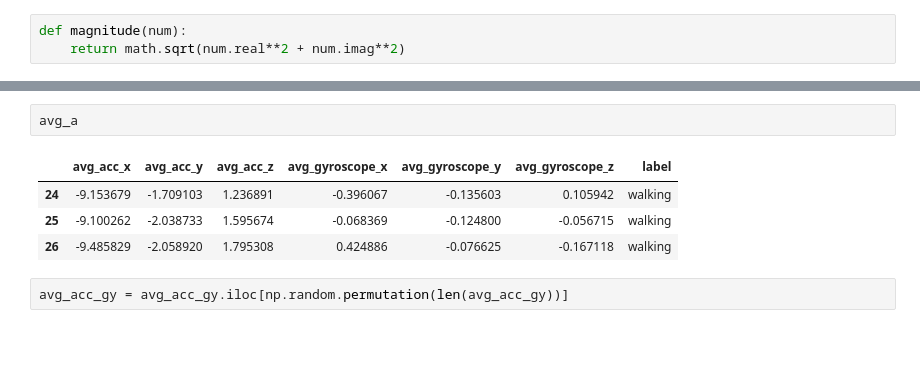
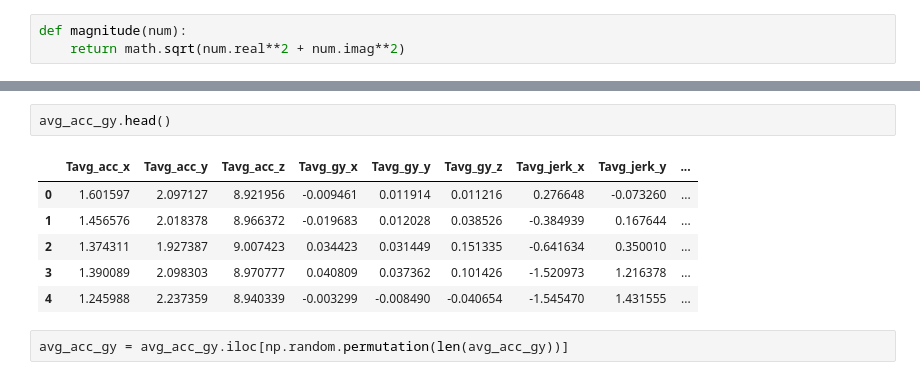
Before and after one commit to bhargav265/Human-Activity-Recognition, a Jupyter notebook: HAR_CS205.ipynb, the cells around one changed output, grey strips where cells are left out. Cells and saved outputs as stored; diff of their text form; blank space fills up the shorter version.

```diff
--- a/HAR_CS205.ipynb
+++ b/HAR_CS205.ipynb
@@ -351,10 +404,12 @@ print(avg_acc_gy.shape)
-# %%
-avg_a
-# %% [output]
-|  | avg_acc_x | avg_acc_y | avg_acc_z | avg_gyroscope_x | avg_gyroscope_y | avg_gyroscope_z | label |
-| 24 | -9.153679 | -1.709103 | 1.236891 | -0.396067 | -0.135603 | 0.105942 | walking |
-| 25 | -9.100262 | -2.038733 | 1.595674 | -0.068369 | -0.124800 | -0.056715 | walking |
-| 26 | -9.485829 | -2.058920 | 1.795308 | 0.424886 | -0.076625 | -0.167118 | walking |
+# %%
+avg_acc_gy.head()
+# %% [output]
+|  | Tavg_acc_x | Tavg_acc_y | Tavg_acc_z | Tavg_gy_x | Tavg_gy_y | Tavg_gy_z | Tavg_jerk_x | Tavg_jerk_y | ... |
+| 0 | 1.601597 | 2.097127 | 8.921956 | -0.009461 | 0.011914 | 0.011216 | 0.276648 | -0.073260 | ... |
+| 1 | 1.456576 | 2.018378 | 8.966372 | -0.019683 | 0.012028 | 0.038526 | -0.384939 | 0.167644 | ... |
+| 2 | 1.374311 | 1.927387 | 9.007423 | 0.034423 | 0.031449 | 0.151335 | -0.641634 | 0.350010 | ... |
+| 3 | 1.390089 | 2.098303 | 8.970777 | 0.040809 | 0.037362 | 0.101426 | -1.520973 | 1.216378 | ... |
+| 4 | 1.245988 | 2.237359 | 8.940339 | -0.003299 | -0.008490 | -0.040654 | -1.545470 | 1.431555 | ... |
 # %%
 avg_acc_gy = avg_acc_gy.iloc[np.random.permutation(len(avg_acc_gy))]
 # %%
```
Also changed, not shown: parts of 33 cells of this notebook.
